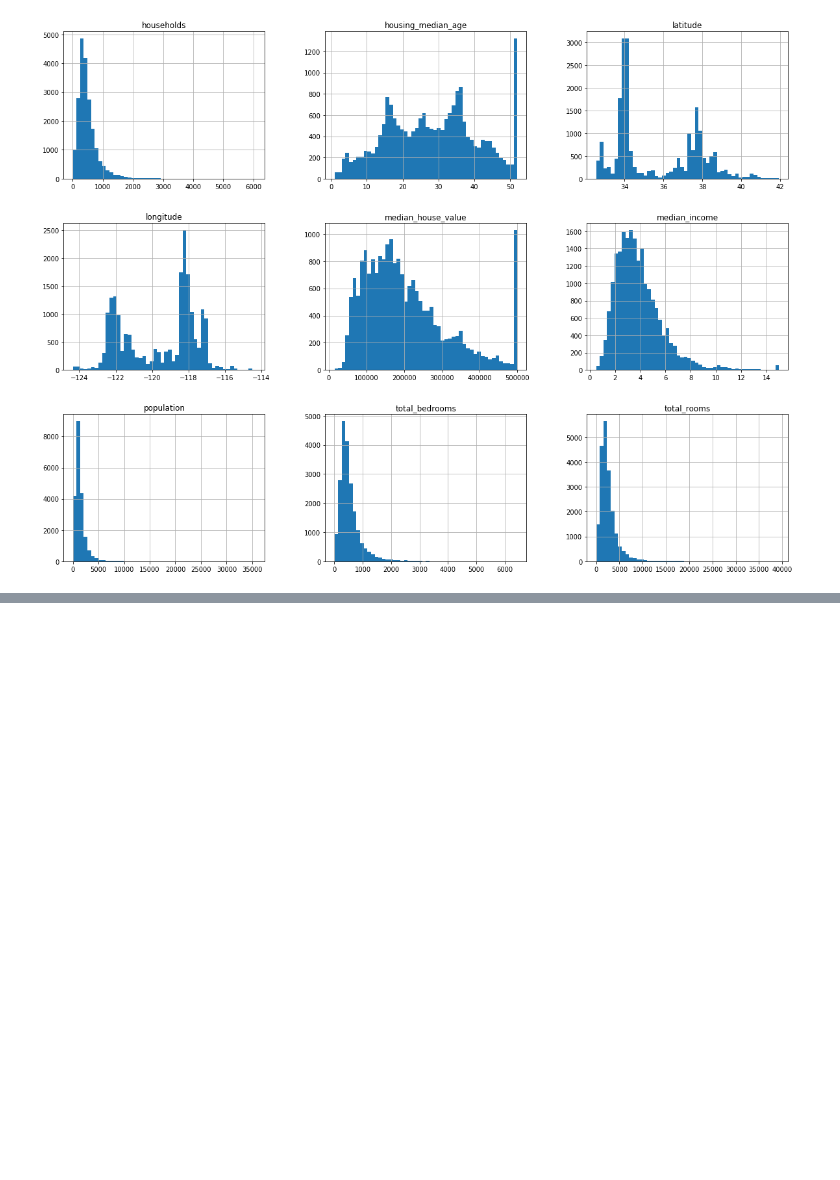
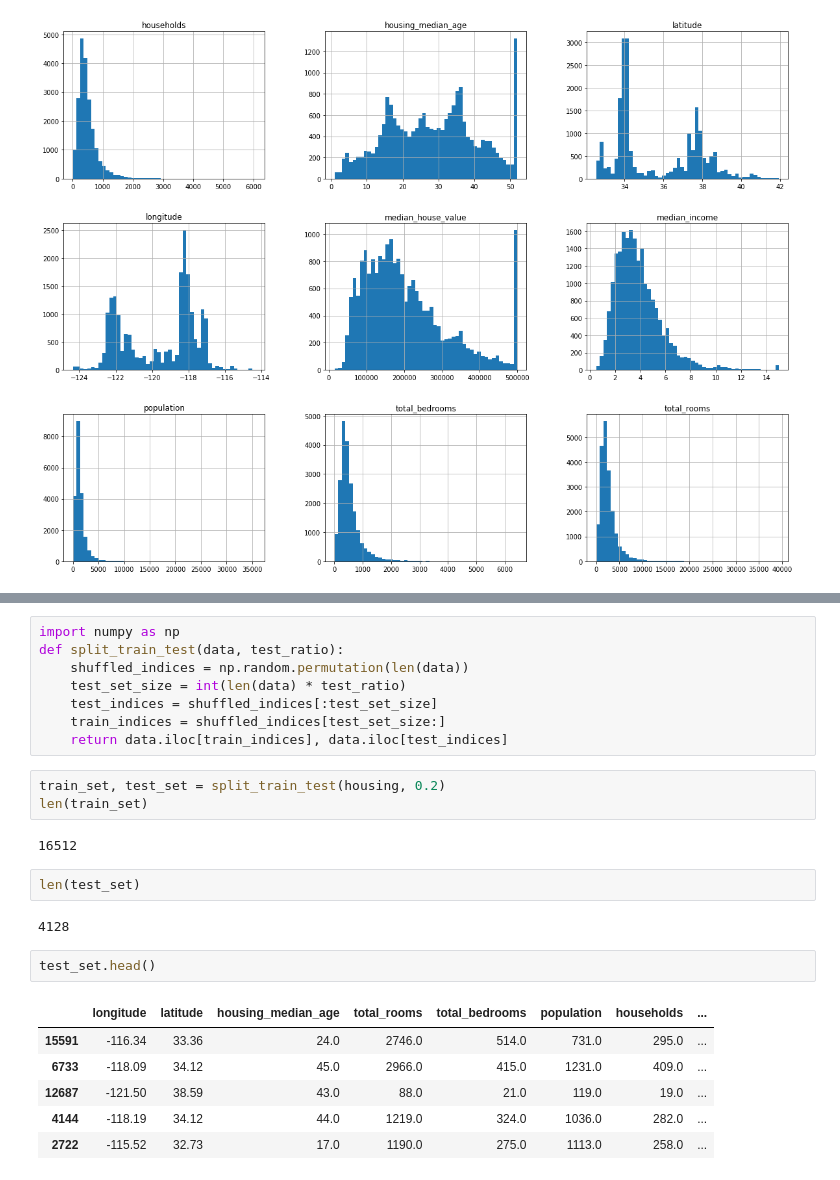
Before and after one commit to hasanac/learn-ml, a Jupyter notebook: HelloWorld.ipynb, the cells around one changed output, grey strips where cells are left out. Cells and saved outputs as stored; diff of their text form; blank space fills up the shorter version.

Commit message:
Add sample training ML for simple game

```diff
--- a/HelloWorld.ipynb
+++ b/HelloWorld.ipynb
@@ -64,0 +73,26 @@ ptl.show()
+# %%
+import numpy as np
+def split_train_test(data, test_ratio):
+    shuffled_indices = np.random.permutation(len(data))
+    test_set_size = int(len(data) * test_ratio)
+    test_indices = shuffled_indices[:test_set_size]
+    train_indices = shuffled_indices[test_set_size:]
+    return data.iloc[train_indices], data.iloc[test_indices]
+# %%
+train_set, test_set = split_train_test(housing, 0.2)
+len(train_set)
+# %% [output]
+16512
+# %%
+len(test_set)
+# %% [output]
+4128
+# %%
+test_set.head()
+# %% [output]
+|  | longitude | latitude | housing_median_age | total_rooms | total_bedrooms | population | households | ... |
+| 15591 | -116.34 | 33.36 | 24.0 | 2746.0 | 514.0 | 731.0 | 295.0 | ... |
+| 6733 | -118.09 | 34.12 | 45.0 | 2966.0 | 415.0 | 1231.0 | 409.0 | ... |
+| 12687 | -121.50 | 38.59 | 43.0 | 88.0 | 21.0 | 119.0 | 19.0 | ... |
+| 4144 | -118.19 | 34.12 | 44.0 | 1219.0 | 324.0 | 1036.0 | 282.0 | ... |
+| 2722 | -115.52 | 32.73 | 17.0 | 1190.0 | 275.0 | 1113.0 | 258.0 | ... |
```
Also changed, not shown: parts of 4 cells of this notebook.
